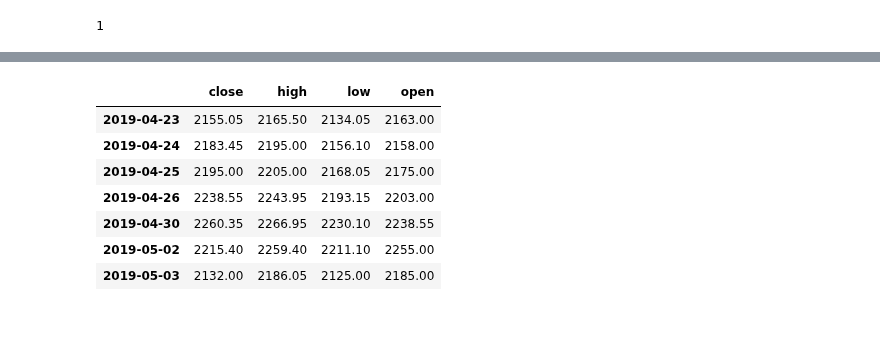
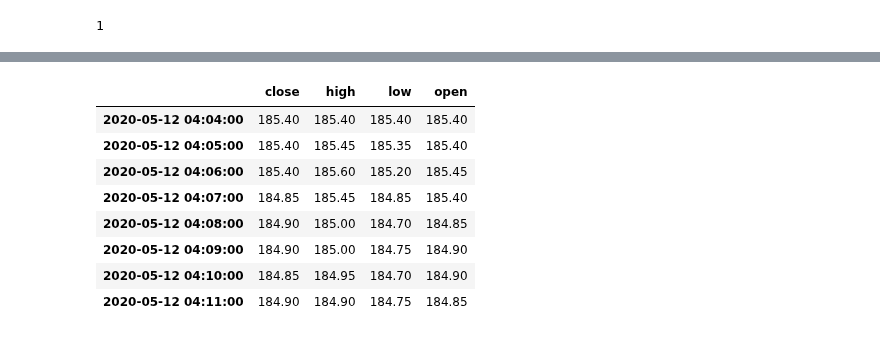
Before and after one commit to suhansaha/algotrader, a Jupyter notebook: src/freedom_v2_unit_test.ipynb, the cells around one changed output, grey strips where cells are left out. Drawn from its saved outputs; the diff is of its cells as text; code cells hidden in the pictures.

```diff
--- a/src/freedom_v2_unit_test.ipynb
+++ b/src/freedom_v2_unit_test.ipynb
@@ -658,12 +676,13 @@ live_cache.getValue()
 # %%
-live_cache.getOHLC('TCS')
+live_cache.getOHLC('WIPRO')
 # %% [output]
 |  | close | high | low | open |
-| 2019-04-23 | 2155.05 | 2165.50 | 2134.05 | 2163.00 |
-| 2019-04-24 | 2183.45 | 2195.00 | 2156.10 | 2158.00 |
-| 2019-04-25 | 2195.00 | 2205.00 | 2168.05 | 2175.00 |
-| 2019-04-26 | 2238.55 | 2243.95 | 2193.15 | 2203.00 |
-| 2019-04-30 | 2260.35 | 2266.95 | 2230.10 | 2238.55 |
-| 2019-05-02 | 2215.40 | 2259.40 | 2211.10 | 2255.00 |
-| 2019-05-03 | 2132.00 | 2186.05 | 2125.00 | 2185.00 |
+| 2020-05-12 04:04:00 | 185.40 | 185.40 | 185.40 | 185.40 |
+| 2020-05-12 04:05:00 | 185.40 | 185.45 | 185.35 | 185.40 |
+| 2020-05-12 04:06:00 | 185.40 | 185.60 | 185.20 | 185.45 |
+| 2020-05-12 04:07:00 | 184.85 | 185.45 | 184.85 | 185.40 |
+| 2020-05-12 04:08:00 | 184.90 | 185.00 | 184.70 | 184.85 |
+| 2020-05-12 04:09:00 | 184.90 | 185.00 | 184.75 | 184.90 |
+| 2020-05-12 04:10:00 | 184.85 | 184.95 | 184.70 | 184.90 |
+| 2020-05-12 04:11:00 | 184.90 | 184.90 | 184.75 | 184.85 |
 # %%
```
Also changed, not shown: parts of 35 cells of this notebook, 4 other files.
